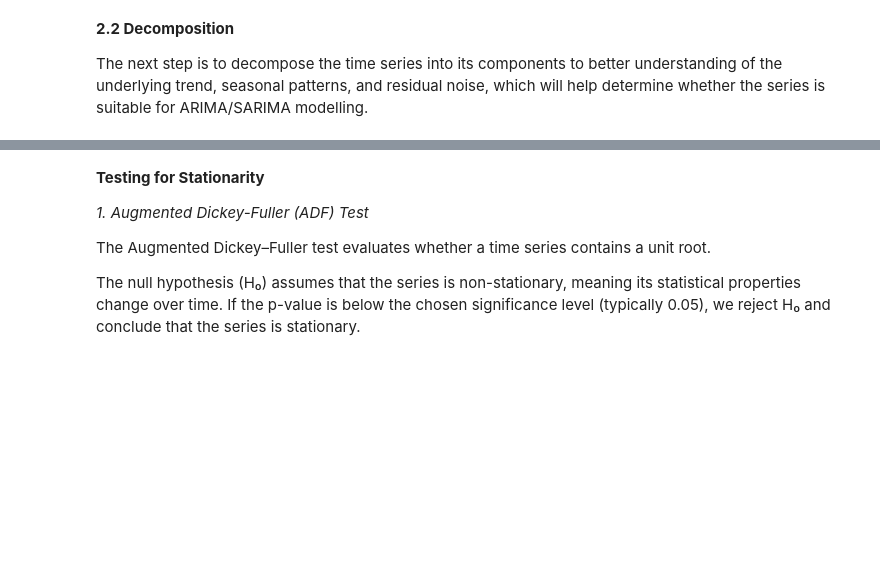
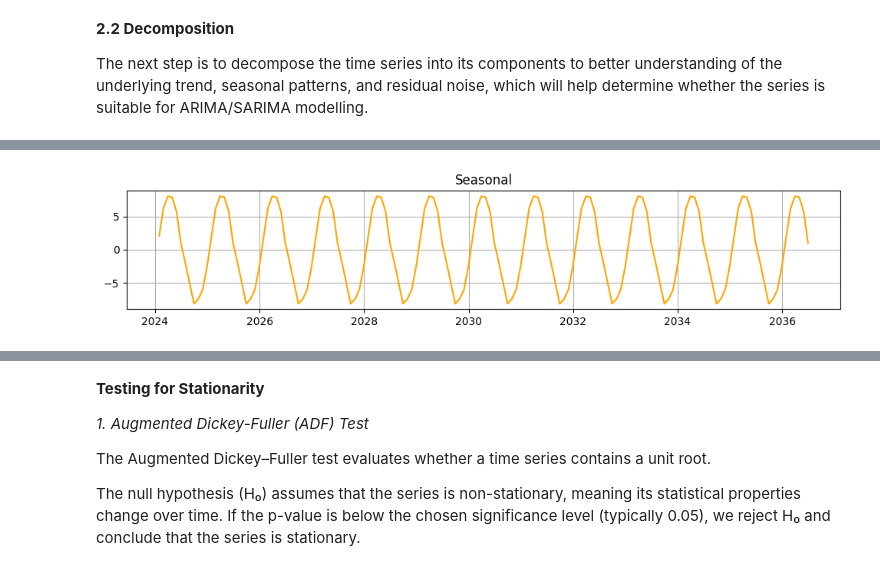
Before and after one commit to kristina-pal/BD4_Assignment, a Jupyter notebook: 3461226_BD4_Assignment.ipynb, the cells around one changed output, grey strips where cells are left out. Cells and saved outputs as stored; diff of their text form; code cells hidden in the pictures; blank space fills up the shorter version.

```diff
--- a/3461226_BD4_Assignment.ipynb
+++ b/3461226_BD4_Assignment.ipynb
@@ -310,0 +196,11 @@ These characteristics indicate that the series has become stationary, meaning it
+# %%
+# @title
+# Seasonal
+plt.figure(figsize=(12, 2))
+plt.plot(result.seasonal, color='orange')
+plt.title('Seasonal')
+plt.grid(True)
+
+plt.show()
+# %% [output]
+[figure, added]
```
Also changed, not shown: parts of 42 cells of this notebook.
